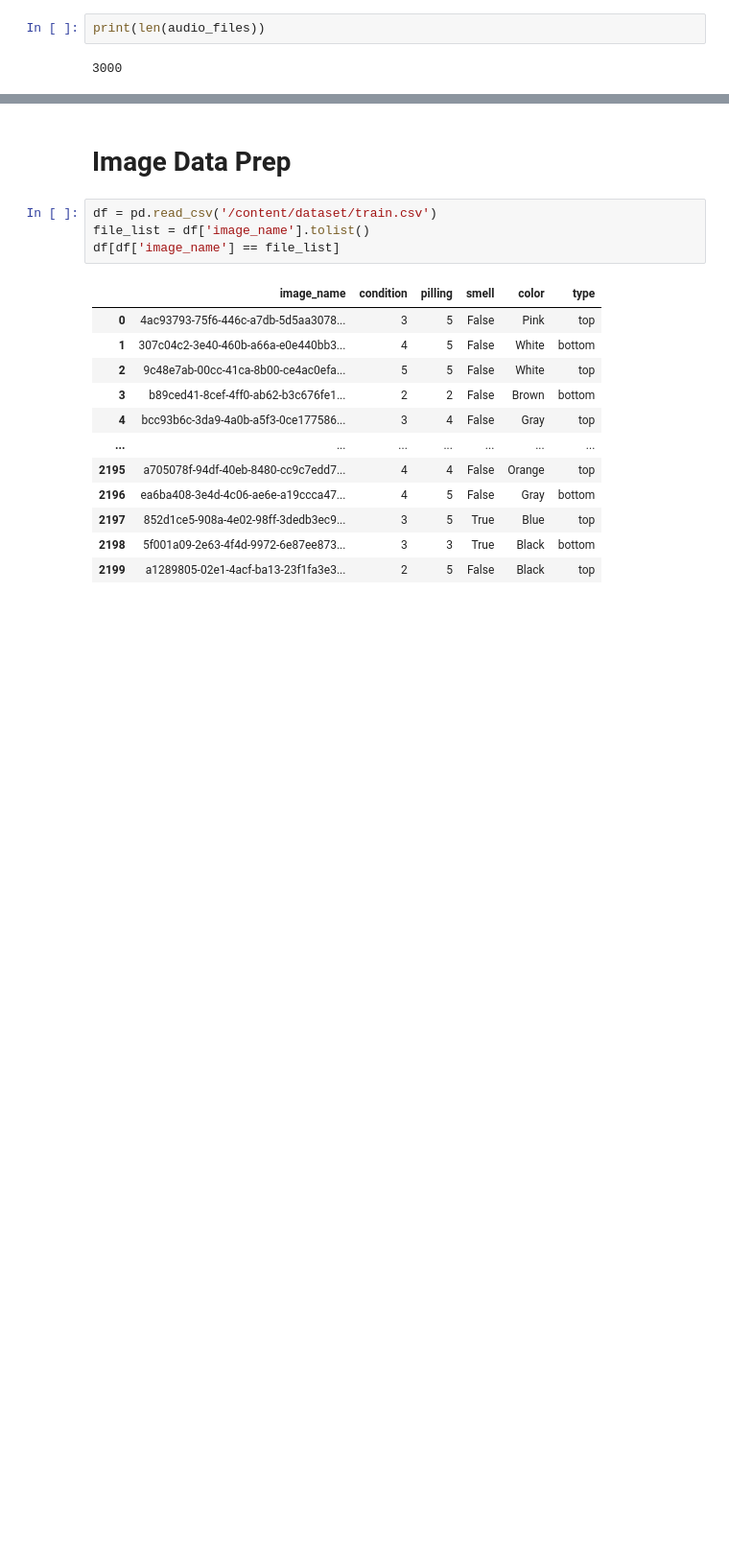
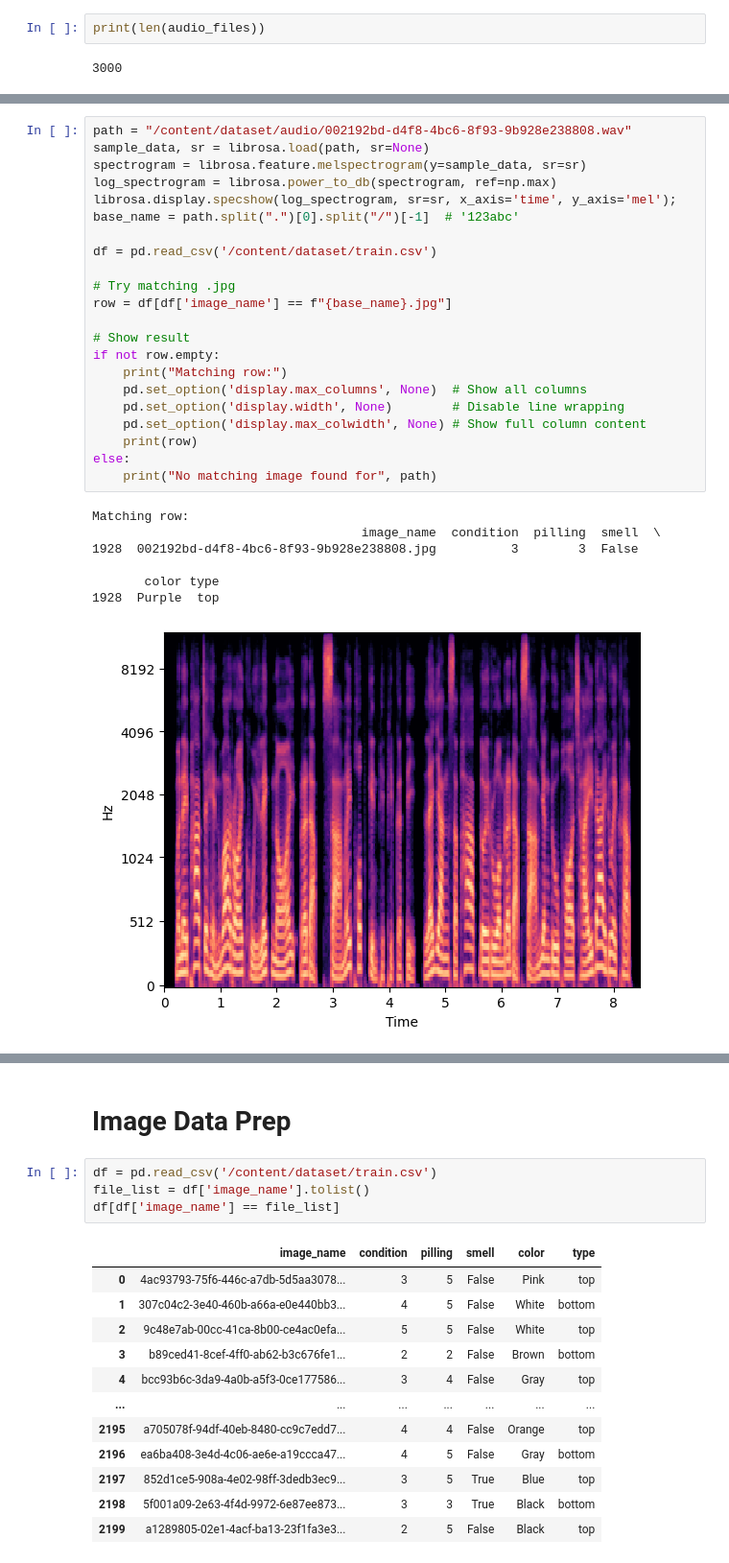
Before and after one commit to Kittipong-Dev/secondhand-pricing-model, a Jupyter notebook: secondhand_evaluating_model.ipynb, the cells around one changed output, grey strips where cells are left out. Shown at 96% size. Cells and saved outputs as stored; diff of their text form; blank space fills up the shorter version.

```diff
--- a/secondhand_evaluating_model.ipynb
+++ b/secondhand_evaluating_model.ipynb
@@ -100,0 +132,30 @@ Matching row:
+# %%
+path = "/content/dataset/audio/002192bd-d4f8-4bc6-8f93-9b928e238808.wav"
+sample_data, sr = librosa.load(path, sr=None)
+spectrogram = librosa.feature.melspectrogram(y=sample_data, sr=sr)
+log_spectrogram = librosa.power_to_db(spectrogram, ref=np.max)
+librosa.display.specshow(log_spectrogram, sr=sr, x_axis='time', y_axis='mel');
+base_name = path.split(".")[0].split("/")[-1]  # '123abc'
+
+df = pd.read_csv('/content/dataset/train.csv')
+
+# Try matching .jpg
+row = df[df['image_name'] == f"{base_name}.jpg"]
+
+# Show result
+if not row.empty:
+    print("Matching row:")
+    pd.set_option('display.max_columns', None)  # Show all columns
+    pd.set_option('display.width', None)        # Disable line wrapping
+    pd.set_option('display.max_colwidth', None) # Show full column content
+    print(row)
+else:
+    print("No matching image found for", path)
+# %% [output]
+Matching row:
+                                    image_name  condition  pilling  smell  \
+1928  002192bd-d4f8-4bc6-8f93-9b928e238808.jpg          3        3  False
+
+       color type
+1928  Purple  top
+[figure, added]
```
Also changed, not shown: parts of 87 cells of this notebook.
